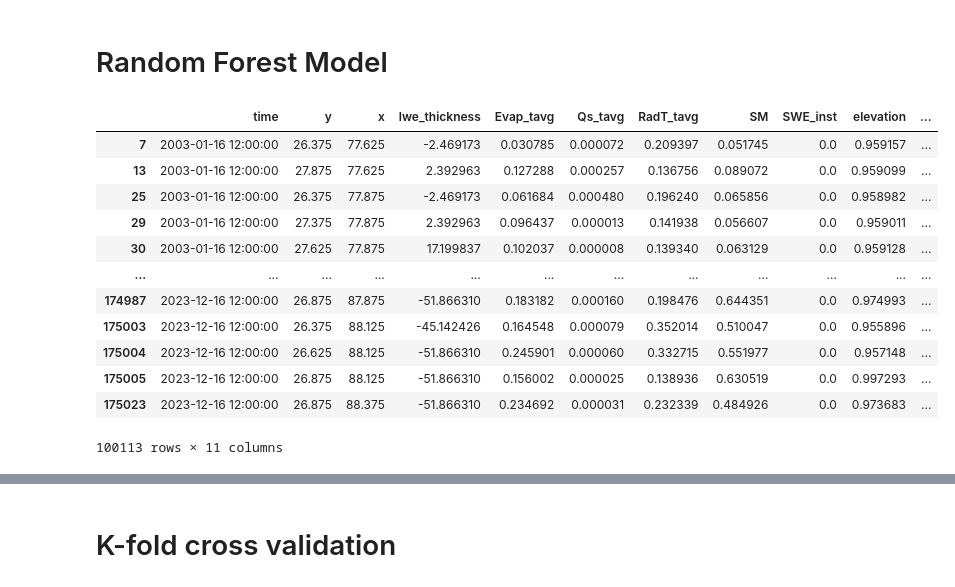
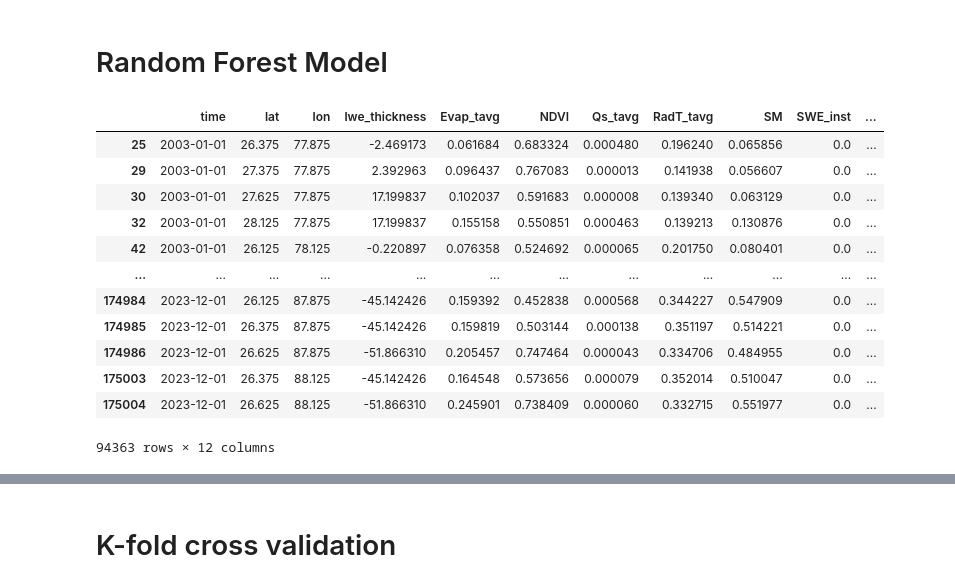
Before and after one commit to AshHydroCoder/GRACE-Downscaler, a Jupyter notebook: GRACE_RFM.ipynb, the cells around one changed output, grey strips where cells are left out. Saved outputs shown, nothing was run; the diff lists cells and outputs as text; code cells hidden in the pictures.

```diff
--- a/GRACE_RFM.ipynb
+++ b/GRACE_RFM.ipynb
@@ -15,44 +15,44 @@ Mounted at /content/drive
 # %%
 import pandas as pd
 import os
 from sklearn.preprocessing import MinMaxScaler
 
 path = '/content/drive/MyDrive/Thesis/RFM/Training'
 
 
 # Load the CSV file, keeping 'time' as a regular column
 df_ori = pd.read_csv(os.path.join(path, 'combined_csv.csv'))
 #df_ori = pd.read_csv(f'/content/drive/MyDrive/Thesis/Terai/{cluster}/combined_csv.csv')
 
 # Exclude 'time', 'lat', and 'lon' from normalization
-columns_to_exclude = ['time', 'y', 'x','lwe_thickness']
+columns_to_exclude = ['time', 'lat', 'lon','lwe_thickness']
 columns_to_normalize = df_ori.columns.difference(columns_to_exclude)
 
 # Normalize only the selected columns
 scaler = MinMaxScaler()
 df_normalized = scaler.fit_transform(df_ori[columns_to_normalize])
 
 # Create a new DataFrame with normalized data and reattach the excluded columns
 df_normalized = pd.DataFrame(df_normalized, columns=columns_to_normalize)
 # Create a new DataFrame with normalized data and reattach the excluded columns
 df_normalized = pd.DataFrame(df_normalized, columns=columns_to_normalize)
 df = pd.concat([df_ori[columns_to_exclude], df_normalized], axis=1)
 df = df.dropna()
 df
 # %% [output]
-|  | time | y | x | lwe_thickness | Evap_tavg | Qs_tavg | RadT_tavg | SM | SWE_inst | elevation | ... |
-| 7 | 2003-01-16 12:00:00 | 26.375 | 77.625 | -2.469173 | 0.030785 | 0.000072 | 0.209397 | 0.051745 | 0.0 | 0.959157 | ... |
-| 13 | 2003-01-16 12:00:00 | 27.875 | 77.625 | 2.392963 | 0.127288 | 0.000257 | 0.136756 | 0.089072 | 0.0 | 0.959099 | ... |
-| 25 | 2003-01-16 12:00:00 | 26.375 | 77.875 | -2.469173 | 0.061684 | 0.000480 | 0.196240 | 0.065856 | 0.0 | 0.958982 | ... |
-| 29 | 2003-01-16 12:00:00 | 27.375 | 77.875 | 2.392963 | 0.096437 | 0.000013 | 0.141938 | 0.056607 | 0.0 | 0.959011 | ... |
-| 30 | 2003-01-16 12:00:00 | 27.625 | 77.875 | 17.199837 | 0.102037 | 0.000008 | 0.139340 | 0.063129 | 0.0 | 0.959128 | ... |
+|  | time | lat | lon | lwe_thickness | Evap_tavg | NDVI | Qs_tavg | RadT_tavg | SM | SWE_inst | ... |
+| 25 | 2003-01-01 | 26.375 | 77.875 | -2.469173 | 0.061684 | 0.683324 | 0.000480 | 0.196240 | 0.065856 | 0.0 | ... |
+| 29 | 2003-01-01 | 27.375 | 77.875 | 2.392963 | 0.096437 | 0.767083 | 0.000013 | 0.141938 | 0.056607 | 0.0 | ... |
+| 30 | 2003-01-01 | 27.625 | 77.875 | 17.199837 | 0.102037 | 0.591683 | 0.000008 | 0.139340 | 0.063129 | 0.0 | ... |
+| 32 | 2003-01-01 | 28.125 | 77.875 | 17.199837 | 0.155158 | 0.550851 | 0.000463 | 0.139213 | 0.130876 | 0.0 | ... |
+| 42 | 2003-01-01 | 26.125 | 78.125 | -0.220897 | 0.076358 | 0.524692 | 0.000065 | 0.201750 | 0.080401 | 0.0 | ... |
 | ... | ... | ... | ... | ... | ... | ... | ... | ... | ... | ... | ... |
-| 174987 | 2023-12-16 12:00:00 | 26.875 | 87.875 | -51.866310 | 0.183182 | 0.000160 | 0.198476 | 0.644351 | 0.0 | 0.974993 | ... |
-| 175003 | 2023-12-16 12:00:00 | 26.375 | 88.125 | -45.142426 | 0.164548 | 0.000079 | 0.352014 | 0.510047 | 0.0 | 0.955896 | ... |
-| 175004 | 2023-12-16 12:00:00 | 26.625 | 88.125 | -51.866310 | 0.245901 | 0.000060 | 0.332715 | 0.551977 | 0.0 | 0.957148 | ... |
-| 175005 | 2023-12-16 12:00:00 | 26.875 | 88.125 | -51.866310 | 0.156002 | 0.000025 | 0.138936 | 0.630519 | 0.0 | 0.997293 | ... |
-| 175023 | 2023-12-16 12:00:00 | 26.875 | 88.375 | -51.866310 | 0.234692 | 0.000031 | 0.232339 | 0.484926 | 0.0 | 0.973683 | ... |
+| 174984 | 2023-12-01 | 26.125 | 87.875 | -45.142426 | 0.159392 | 0.452838 | 0.000568 | 0.344227 | 0.547909 | 0.0 | ... |
+| 174985 | 2023-12-01 | 26.375 | 87.875 | -45.142426 | 0.159819 | 0.503144 | 0.000138 | 0.351197 | 0.514221 | 0.0 | ... |
+| 174986 | 2023-12-01 | 26.625 | 87.875 | -51.866310 | 0.205457 | 0.747464 | 0.000043 | 0.334706 | 0.484955 | 0.0 | ... |
+| 175003 | 2023-12-01 | 26.375 | 88.125 | -45.142426 | 0.164548 | 0.573656 | 0.000079 | 0.352014 | 0.510047 | 0.0 | ... |
+| 175004 | 2023-12-01 | 26.625 | 88.125 | -51.866310 | 0.245901 | 0.738409 | 0.000060 | 0.332715 | 0.551977 | 0.0 | ... |
-100113 rows × 11 columns
+94363 rows × 12 columns
 # %%
 from sklearn.model_selection import train_test_split
 from sklearn.ensemble import RandomForestRegressor
```
Also changed, not shown: parts of 6 cells of this notebook.
